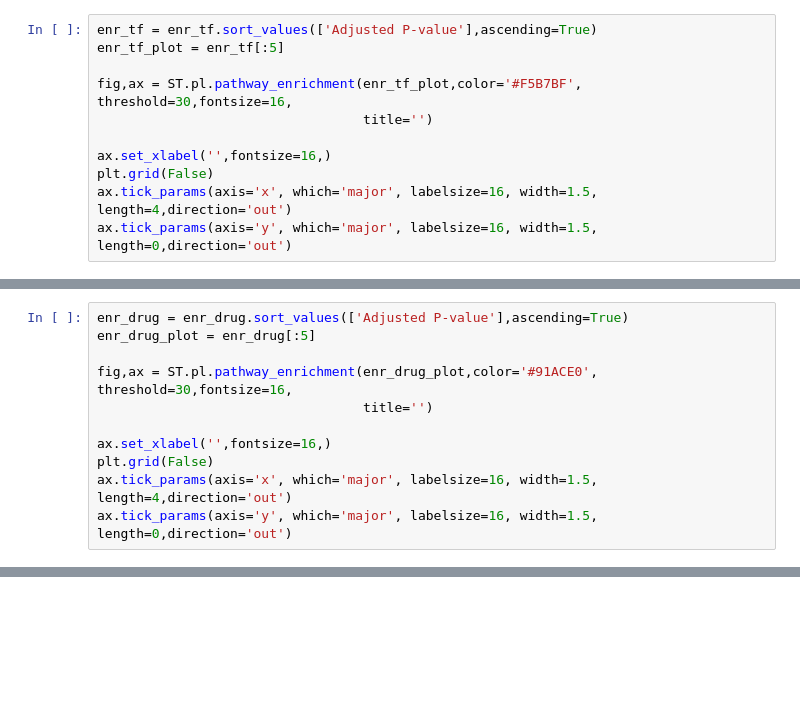
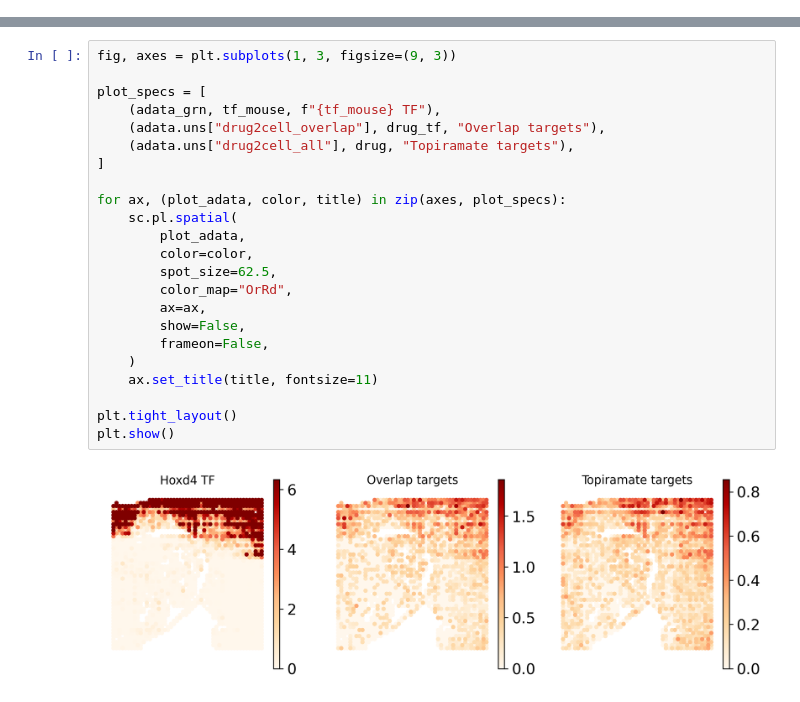
Before and after one commit to DBinary/STARNet_tutorials, a Jupyter notebook: docs/tutorials/Application_Drug_Response.ipynb, the cells around one changed output, grey strips where cells are left out. Cells and saved outputs as stored; diff of their text form; blank space fills up the shorter version.

```diff
--- a/docs/tutorials/Application_Drug_Response.ipynb
+++ b/docs/tutorials/Application_Drug_Response.ipynb
@@ -403,11 +0,0 @@ enr_tf
-# %%
-enr_tf = enr_tf.sort_values(['Adjusted P-value'],ascending=True)
-enr_tf_plot = enr_tf[:5]
-
-fig,ax = ST.pl.pathway_enrichment(enr_tf_plot,color='#F5B7BF', threshold=30,fontsize=16,
-								  title='')
-
-ax.set_xlabel('',fontsize=16,)
-plt.grid(False)
-ax.tick_params(axis='x', which='major', labelsize=16, width=1.5, length=4,direction='out')
-ax.tick_params(axis='y', which='major', labelsize=16, width=1.5, length=0,direction='out')
@@ -416,11 +0,0 @@ ax.tick_params(axis='y', which='major', labelsize=16, width=1.5, length=0,direct
-# %%
-enr_drug = enr_drug.sort_values(['Adjusted P-value'],ascending=True)
-enr_drug_plot = enr_drug[:5]
-
-fig,ax = ST.pl.pathway_enrichment(enr_drug_plot,color='#91ACE0', threshold=30,fontsize=16,
-								  title='')
-
-ax.set_xlabel('',fontsize=16,)
-plt.grid(False)
-ax.tick_params(axis='x', which='major', labelsize=16, width=1.5, length=4,direction='out')
-ax.tick_params(axis='y', which='major', labelsize=16, width=1.5, length=0,direction='out')
@@ -437,0 +154,25 @@ sc.pl.rank_genes_groups_matrixplot(adata.uns['drug2cell_all'], dendrogram=False,
+# %%
+fig, axes = plt.subplots(1, 3, figsize=(9, 3))
+
+plot_specs = [
+    (adata_grn, tf_mouse, f"{tf_mouse} TF"),
+    (adata.uns["drug2cell_overlap"], drug_tf, "Overlap targets"),
+    (adata.uns["drug2cell_all"], drug, "Topiramate targets"),
+]
+
+for ax, (plot_adata, color, title) in zip(axes, plot_specs):
+    sc.pl.spatial(
+        plot_adata,
+        color=color,
+        spot_size=62.5,
+        color_map="OrRd",
+        ax=ax,
+        show=False,
+        frameon=False,
+    )
+    ax.set_title(title, fontsize=11)
+
+plt.tight_layout()
+plt.show()
+# %% [output]
+[figure, added]
```
Also changed, not shown: parts of 64 cells of this notebook, 1 other file.
